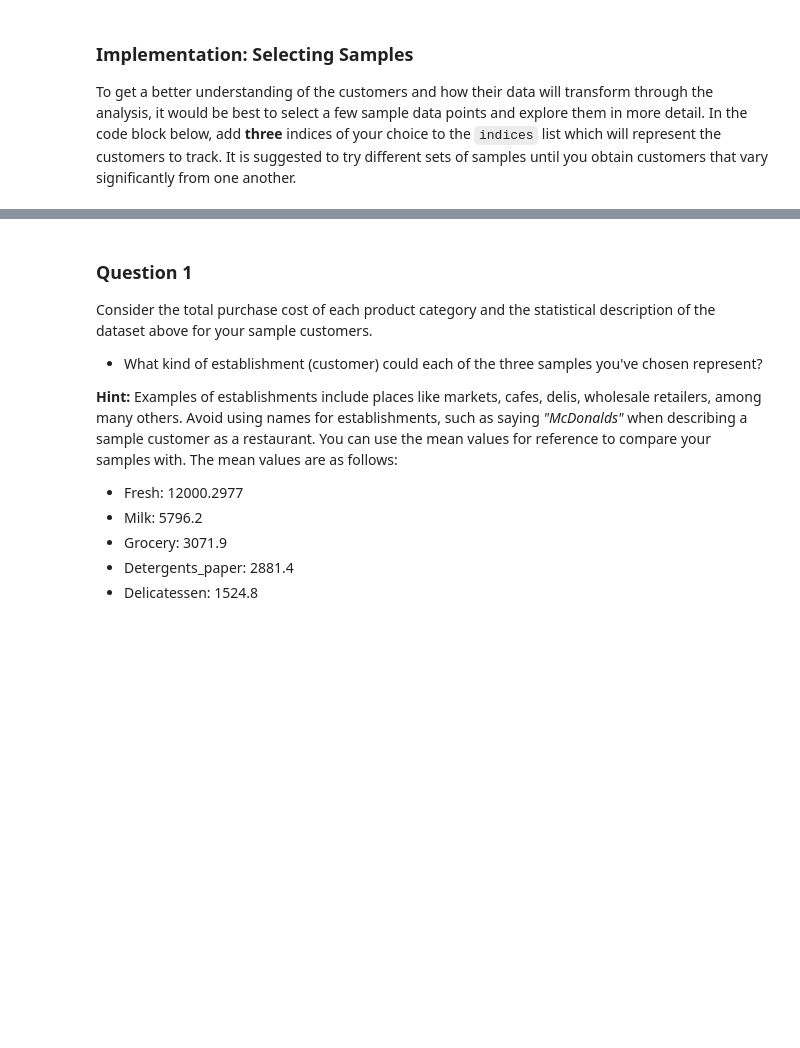
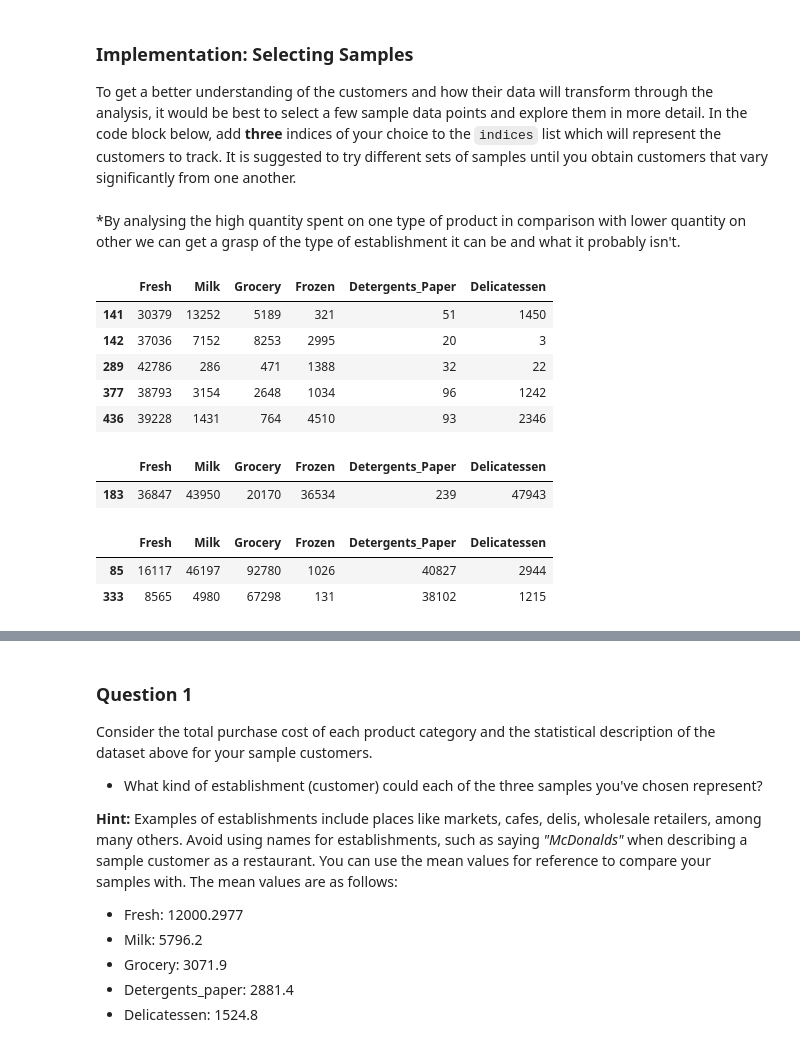
Before and after one commit to ronaldokun/Machine-Learning-Projects, a Jupyter notebook: projects/customer_segments/customer_segments.ipynb, the cells around one changed output, grey strips where cells are left out. Drawn from its saved outputs; the diff is of its cells as text; code cells hidden in the pictures; blank space fills up the shorter version.

Commit message:
Adapted code to python 3 and started exploring the data

```diff
--- a/projects/customer_segments/customer_segments.ipynb
+++ b/projects/customer_segments/customer_segments.ipynb
@@ -48,4 +58,29 @@ display(data.describe())
 # %% [markdown]
 ### Implementation: Selecting Samples
 To get a better understanding of the customers and how their data will transform through the analysis, it would be best to select a few sample data points and explore them in more detail. In the code block below, add **three** indices of your choice to the `indices` list which will represent the customers to track. It is suggested to try different sets of samples until you obtain customers that vary significantly from one another.
+# %% [markdown]
+*By analysing the high quantity spent on one type of product in comparison with lower quantity on other we can get a grasp of the type of establishment it can be and what it probably isn't.
+# %%
+# Let's check for abnormal low ( high ) purchases  of Detergents and paper products
+data[data['Detergents_Paper'] < 100][data['Fresh'] > 30000]
+# %% [output]
+|  | Fresh | Milk | Grocery | Frozen | Detergents_Paper | Delicatessen |
+| 141 | 30379 | 13252 | 5189 | 321 | 51 | 1450 |
+| 142 | 37036 | 7152 | 8253 | 2995 | 20 | 3 |
+| 289 | 42786 | 286 | 471 | 1388 | 32 | 22 |
+| 377 | 38793 | 3154 | 2648 | 1034 | 96 | 1242 |
+| 436 | 39228 | 1431 | 764 | 4510 | 93 | 2346 |
+# %%
+# Let's check for big purchases of Groceries
+data[data['Milk'] > 30000][data['Detergents_Paper'] < 2000]
+# %% [output]
+|  | Fresh | Milk | Grocery | Frozen | Detergents_Paper | Delicatessen |
+| 183 | 36847 | 43950 | 20170 | 36534 | 239 | 47943 |
+# %%
+# Let's check for big purchases of Delicatessen
+data[data['Detergents_Paper'] > 30000]
+# %% [output]
+|  | Fresh | Milk | Grocery | Frozen | Detergents_Paper | Delicatessen |
+| 85 | 16117 | 46197 | 92780 | 1026 | 40827 | 2944 |
+| 333 | 8565 | 4980 | 67298 | 131 | 38102 | 1215 |
 # %%
```
Also changed, not shown: parts of 5 cells of this notebook, 1 other file.
